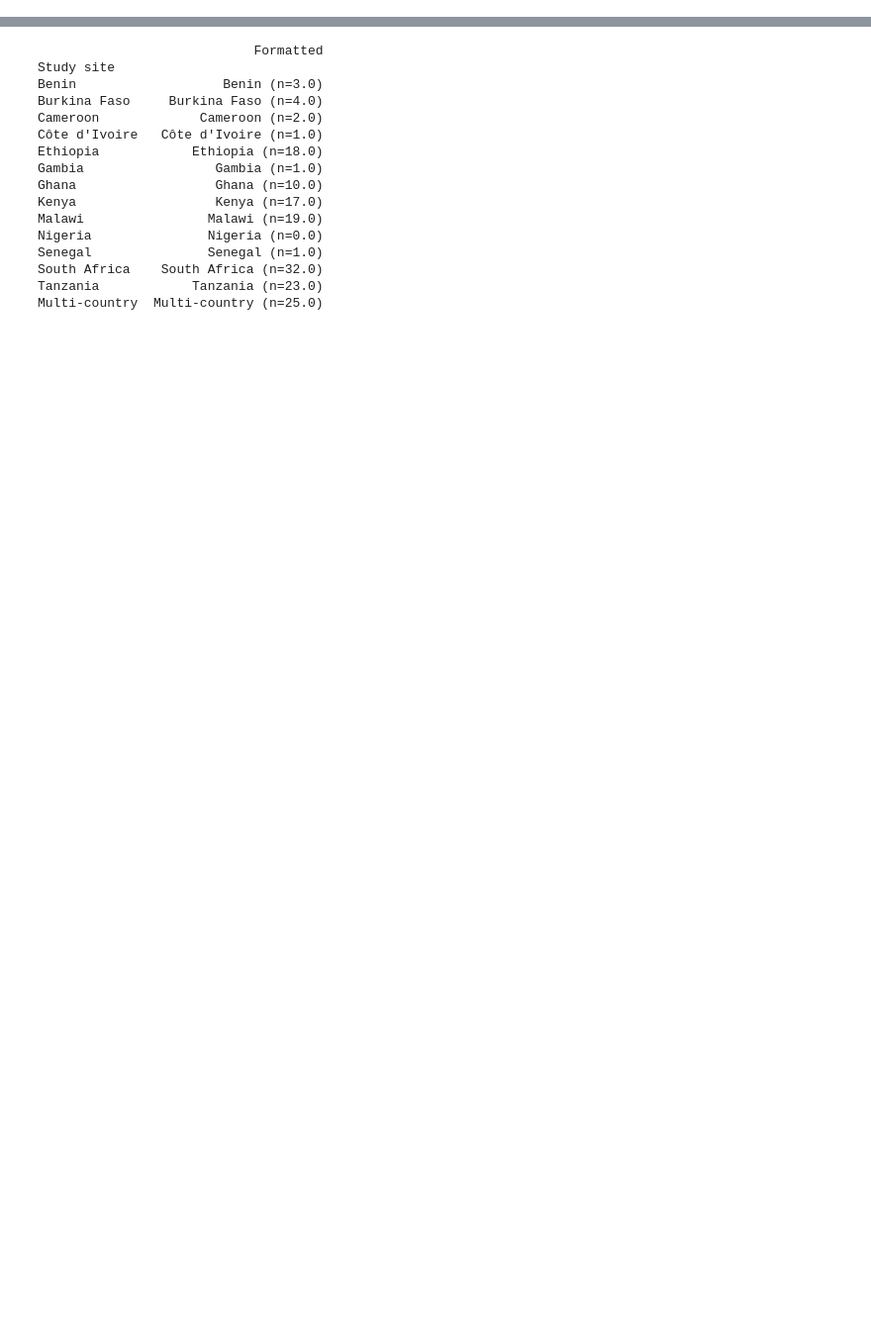
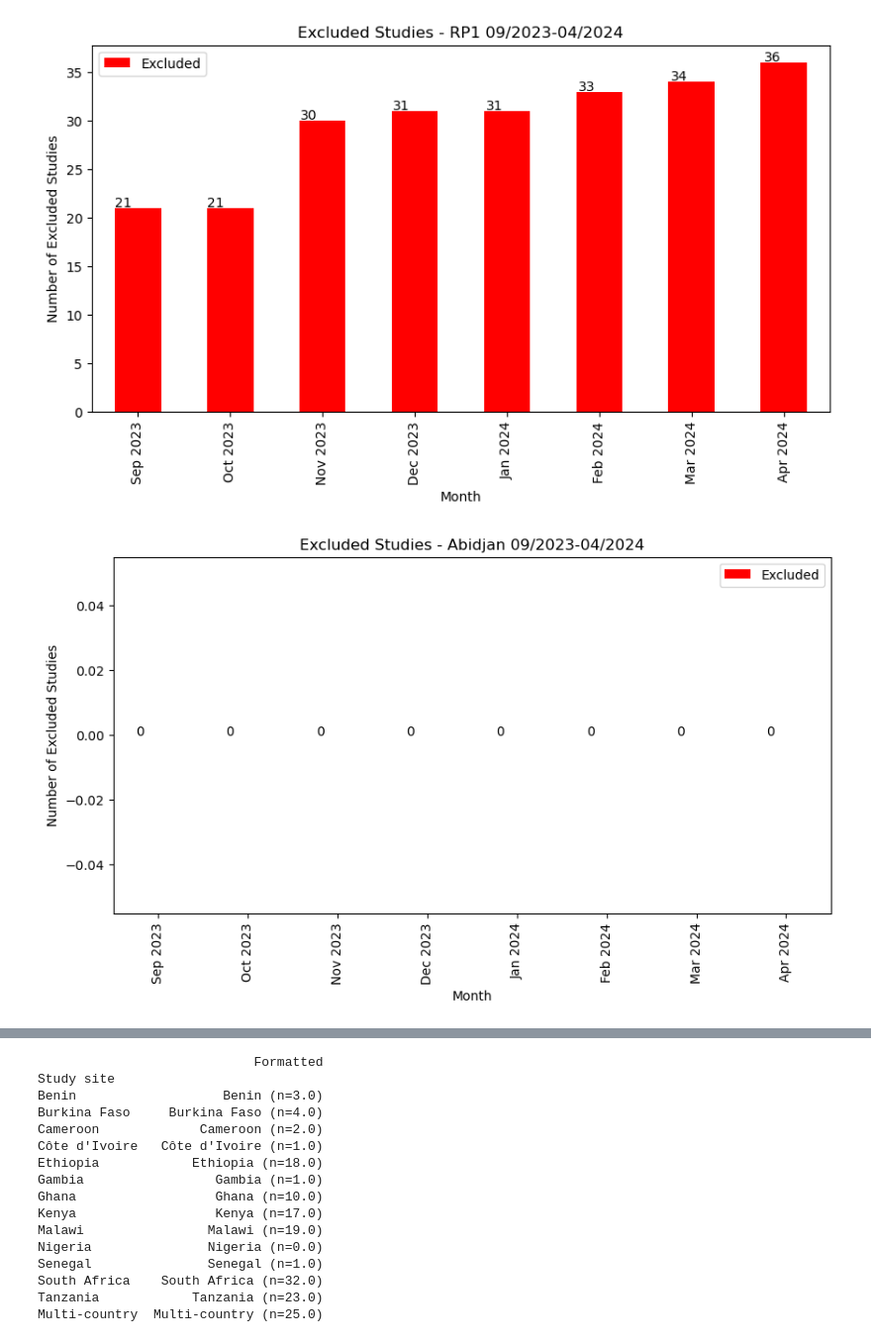
Before and after one commit to Logic06183/Heat_Project, a Jupyter notebook: RP2_report_0425.ipynb, the cells around one changed output, grey strips where cells are left out. Shown at 99% size. Saved outputs shown, nothing was run; the diff lists cells and outputs as text; code cells hidden in the pictures; blank space fills up the shorter version.

Commit message:
excluded studies taken out but labels are a problem

```diff
--- a/RP2_report_0425.ipynb
+++ b/RP2_report_0425.ipynb
@@ -952,0 +1036,77 @@ AttributeError: 'NoneType' object has no attribute 'get'
+# %%
+import pandas as pd
+import matplotlib.pyplot as plt
+
+# Load the Excel file
+xlsx_file = pd.read_excel('HEAT_Tables_0422_am_1327.xlsx', sheet_name=['RP1', 'Abj_outputs', 'Jhb_outputs'])
+
+# Extract each DataFrame from the dictionary
+df_rp1 = xlsx_file['RP1']
+df_abj = xlsx_file['Abj_outputs']
+df_jhb = xlsx_file['Jhb_outputs']
+
+# Function to map months and years to columns
+def map_month_year(df, start_year=2023):
+    month_map = {}
+    encountered_dec = False
+    months_in_order = ['Jan', 'Feb', 'Mar', 'Apr', 'May', 'Jun', 'Jul', 'Aug', 'Sep', 'Oct', 'Nov', 'Dec']
+    for column in df.columns:
+        if any(month in column for month in months_in_order):
+            base_month_name = ''.join(filter(str.isalpha, column))
+            if base_month_name == 'Jan' and encountered_dec:
+                start_year += 1
+            if base_month_name == 'Dec':
+                encountered_dec = True
+            month_map[column] = f'{base_month_name} {start_year}'
+    return df.rename(columns=month_map)
+
+# Convert the month columns in each DataFrame to a datetime format
+df_rp1 = map_month_year(df_rp1)
+df_abj = map_month_year(df_abj)
+df_jhb = map_month_year(df_jhb)
+
+# Convert column names to datetime
+def convert_column_to_datetime(df):
+    new_columns = []
+    for col in df.columns:
+        if col == 'Stage':
+            new_columns.append(col)
+        else:
+            date_str = col.strip() + ' 1'
+            new_columns.append(pd.to_datetime(date_str, format='%b %Y %d', errors='coerce'))
+    df.columns = new_columns
+
+# Apply the conversion to each dataframe
+for dataframe in [df_rp1, df_abj, df_jhb]:
+    convert_column_to_datetime(dataframe)
+
+# Define the function to plot excluded studies
+def plot_excluded_studies(df, title, last_n_months=8):
+    excluded_df = df[df['Stage'] == 'Ineligible/declined participation/data currently unavailable']
+    if excluded_df.empty:
+        print(f"No excluded studies data for {title}")
+        return
+
+    excluded_df = excluded_df.drop('Stage', axis=1).transpose()
+    excluded_df.columns = ['Excluded']
+    excluded_df = excluded_df.iloc[-last_n_months:]
+
+    fig, ax = plt.subplots(figsize=(10, 5))
+    excluded_df.plot(kind='bar', ax=ax, color='red')
+
+    for p in ax.patches:
+        ax.annotate(f"{p.get_height():.0f}", (p.get_x() * 1.005, p.get_height() * 1.005))
+
+    ax.set_xticklabels([x.strftime('%b %Y') for x in excluded_df.index])
+    ax.set_title(title)
+    ax.set_xlabel('Month')
+    ax.set_ylabel('Number of Excluded Studies')
+    plt.show()
+
+# Plot excluded studies for each dataframe
+plot_excluded_studies(df_rp1, 'Excluded Studies - RP1 09/2023-04/2024')
+plot_excluded_studies(df_abj, 'Excluded Studies - Abidjan 09/2023-04/2024')
+plot_excluded_studies(df_jhb, 'Excluded Studies - Johannesburg 09/2023-04/2024')
+# %% [output]
+[figure, added]
+[figure, added]
```
Also changed, not shown: parts of 29 cells of this notebook.
